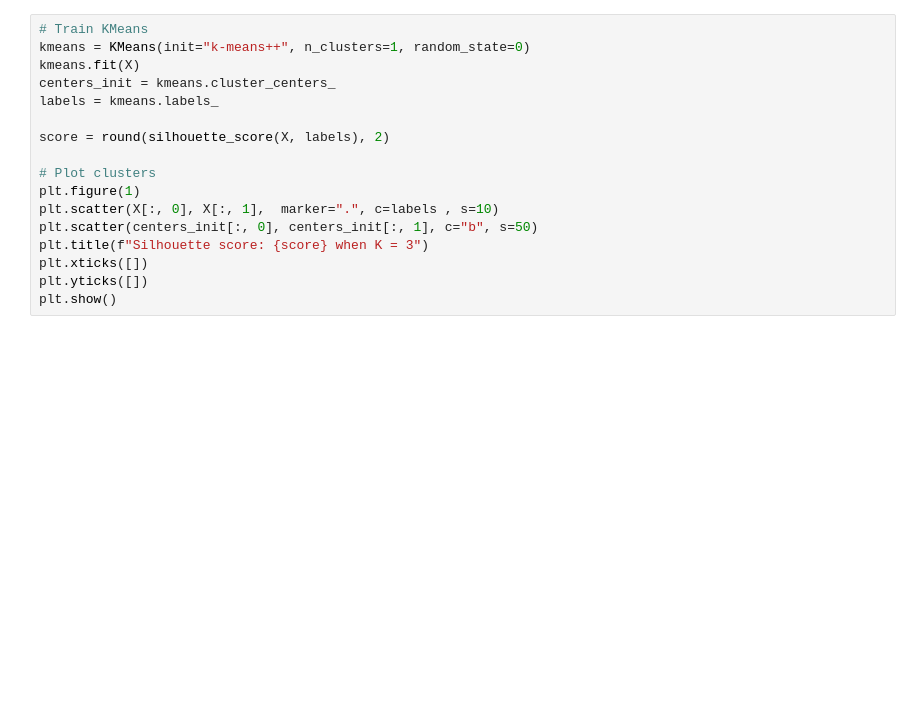
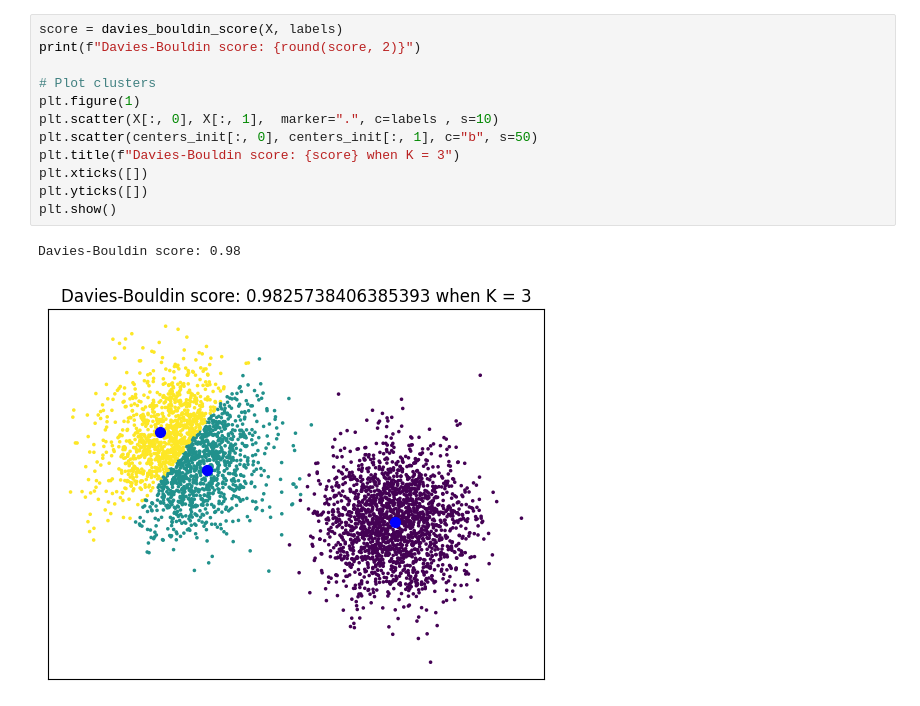
Before and after one commit to robitussin/CCADMACL, a Jupyter notebook: 9 - Clustering Metrics/python implementation/Clustering Metrics.ipynb, the cells around one changed output. Drawn from its saved outputs; the diff is of its cells as text; blank space fills up the shorter version.

```diff
--- a/9 - Clustering Metrics/python implementation/Clustering Metrics.ipynb
+++ b/9 - Clustering Metrics/python implementation/Clustering Metrics.ipynb
@@ -57,17 +95,15 @@ plt.show()
-# %%
-# Train KMeans
-kmeans = KMeans(init="k-means++", n_clusters=1, random_state=0)
-kmeans.fit(X)
-centers_init = kmeans.cluster_centers_
-labels = kmeans.labels_
-
-score = round(silhouette_score(X, labels), 2)
-
-# Plot clusters
-plt.figure(1)
-plt.scatter(X[:, 0], X[:, 1],  marker=".", c=labels , s=10)
-plt.scatter(centers_init[:, 0], centers_init[:, 1], c="b", s=50)
-plt.title(f"Silhouette score: {score} when K = 3")
-plt.xticks([])
-plt.yticks([])
-plt.show()
+# %%
+score = davies_bouldin_score(X, labels)
+print(f"Davies-Bouldin score: {round(score, 2)}")
+
+# Plot clusters
+plt.figure(1)
+plt.scatter(X[:, 0], X[:, 1],  marker=".", c=labels , s=10)
+plt.scatter(centers_init[:, 0], centers_init[:, 1], c="b", s=50)
+plt.title(f"Davies-Bouldin score: {score} when K = 3")
+plt.xticks([])
+plt.yticks([])
+plt.show()
+# %% [output]
+Davies-Bouldin score: 0.98
+[figure, added]
```
Also changed, not shown: parts of 12 cells of this notebook.
